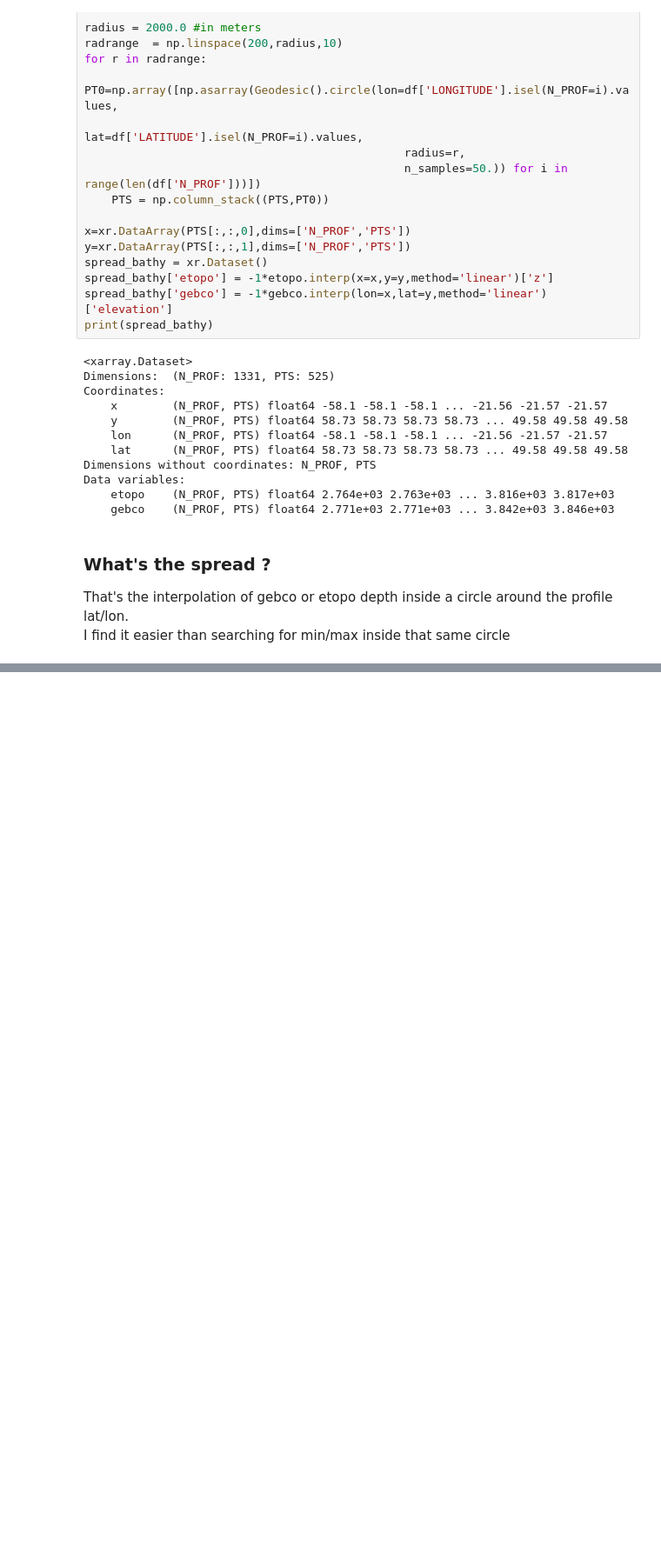
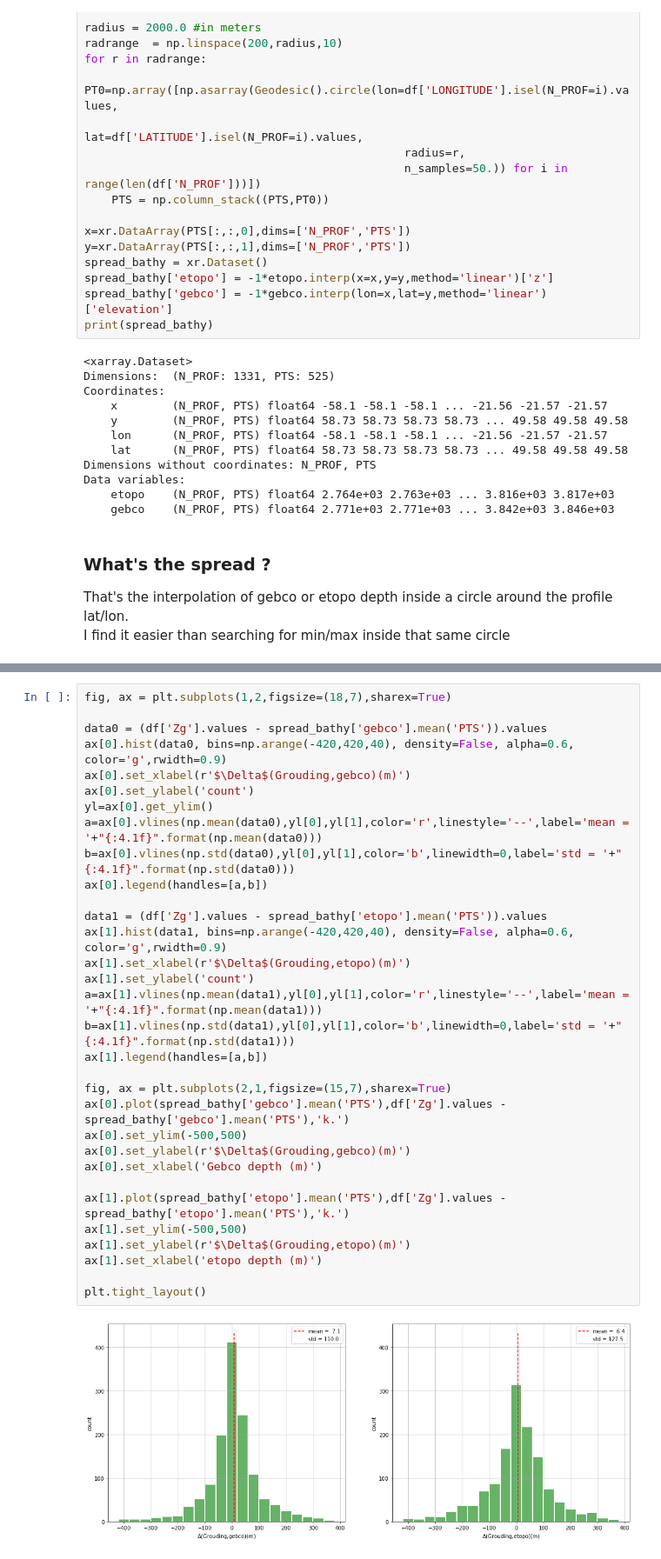
Before and after one commit to quai20/argobathy, a Jupyter notebook: region_bathy.ipynb, the cells around one changed output, grey strips where cells are left out. Shown: that part at 87% size. Cells and saved outputs as stored; diff of their text form; blank space fills up the shorter version.

```diff
--- a/region_bathy.ipynb
+++ b/region_bathy.ipynb
@@ -227,0 +201,34 @@ plt.tight_layout()
+# %%
+fig, ax = plt.subplots(1,2,figsize=(18,7),sharex=True)
+
+data0 = (df['Zg'].values - spread_bathy['gebco'].mean('PTS')).values
+ax[0].hist(data0, bins=np.arange(-420,420,40), density=False, alpha=0.6, color='g',rwidth=0.9)
+ax[0].set_xlabel(r'$\Delta$(Grouding,gebco)(m)')
+ax[0].set_ylabel('count')
+yl=ax[0].get_ylim()
+a=ax[0].vlines(np.mean(data0),yl[0],yl[1],color='r',linestyle='--',label='mean = '+"{:4.1f}".format(np.mean(data0)))
+b=ax[0].vlines(np.std(data0),yl[0],yl[1],color='b',linewidth=0,label='std = '+"{:4.1f}".format(np.std(data0)))
+ax[0].legend(handles=[a,b])
+
+data1 = (df['Zg'].values - spread_bathy['etopo'].mean('PTS')).values
+ax[1].hist(data1, bins=np.arange(-420,420,40), density=False, alpha=0.6, color='g',rwidth=0.9)
+ax[1].set_xlabel(r'$\Delta$(Grouding,etopo)(m)')
+ax[1].set_ylabel('count')
+a=ax[1].vlines(np.mean(data1),yl[0],yl[1],color='r',linestyle='--',label='mean = '+"{:4.1f}".format(np.mean(data1)))
+b=ax[1].vlines(np.std(data1),yl[0],yl[1],color='b',linewidth=0,label='std = '+"{:4.1f}".format(np.std(data1)))
+ax[1].legend(handles=[a,b])
+
+fig, ax = plt.subplots(2,1,figsize=(15,7),sharex=True)
+ax[0].plot(spread_bathy['gebco'].mean('PTS'),df['Zg'].values - spread_bathy['gebco'].mean('PTS'),'k.')
+ax[0].set_ylim(-500,500)
+ax[0].set_ylabel(r'$\Delta$(Grouding,gebco)(m)')
+ax[0].set_xlabel('Gebco depth (m)')
+
+ax[1].plot(spread_bathy['etopo'].mean('PTS'),df['Zg'].values - spread_bathy['etopo'].mean('PTS'),'k.')
+ax[1].set_ylim(-500,500)
+ax[1].set_ylabel(r'$\Delta$(Grouding,etopo)(m)')
+ax[1].set_xlabel('etopo depth (m)')
+
+plt.tight_layout()
+# %% [output]
+[figure, added]
```
Also changed, not shown: parts of 3 cells of this notebook.
